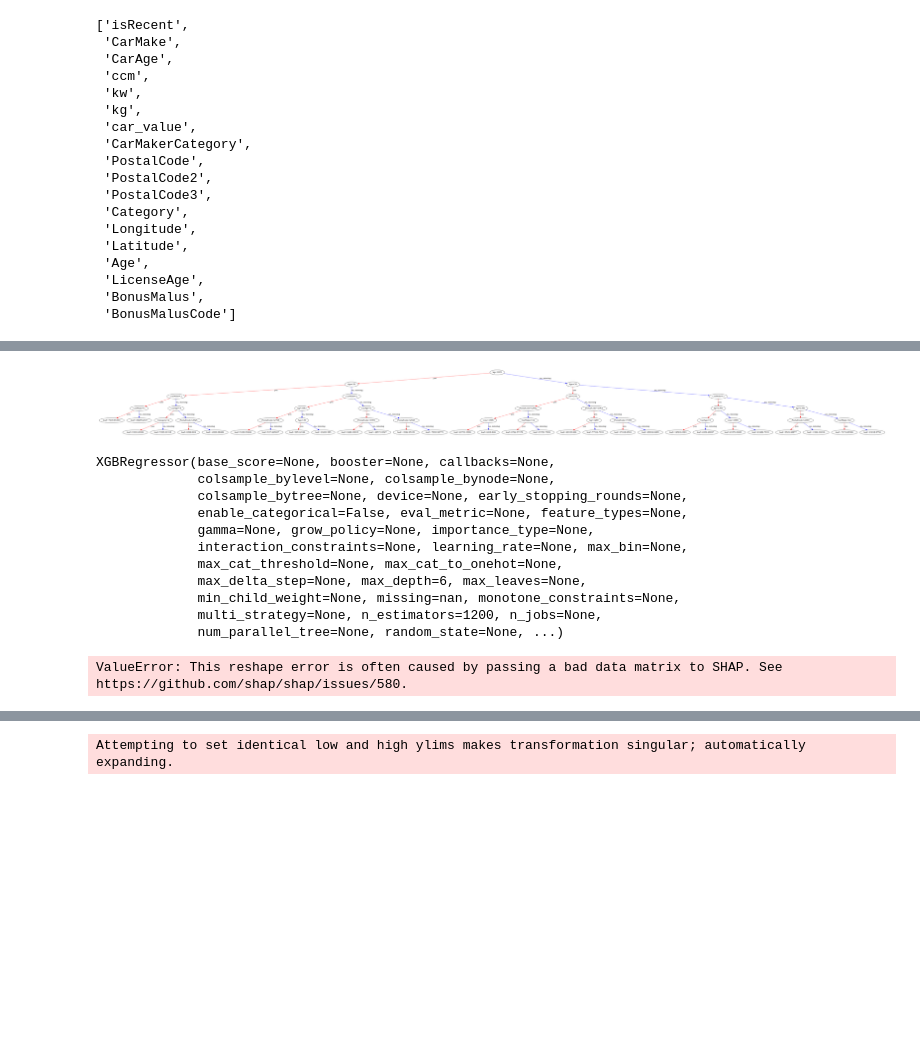
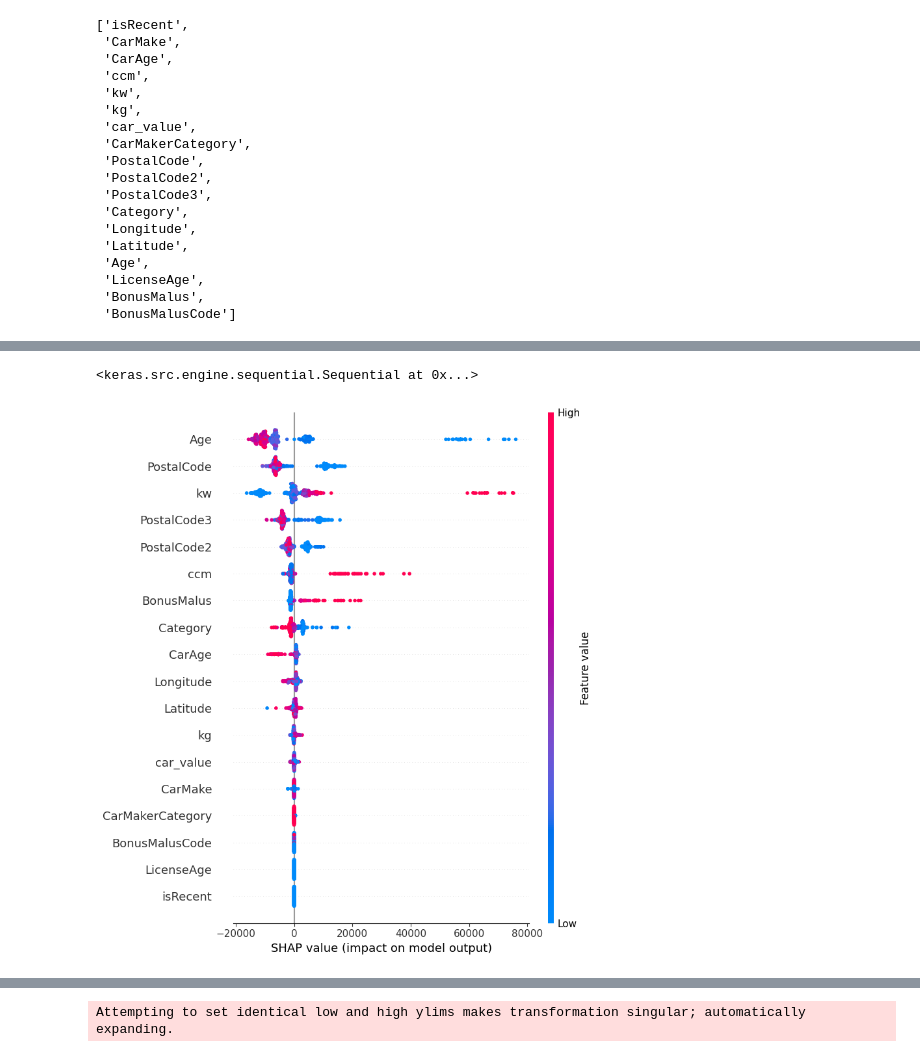
Before and after one commit to asdasde/market_models, a Jupyter notebook: notebooks/market_model.ipynb, the cells around one changed output, grey strips where cells are left out. Saved outputs shown, nothing was run; the diff lists cells and outputs as text; code cells hidden in the pictures; blank space fills up the shorter version.

```diff
--- a/notebooks/market_model.ipynb
+++ b/notebooks/market_model.ipynb
@@ -572,33 +478,14 @@ xgboost.to_graphviz(model, num_trees=1)
-# %%
-xgboost.plot_tree(model, num_trees=2, rankdir='TB', ax = plt.figure(figsize = (40, 40)).add_subplot(111))
-plt.savefig('xgboost_tree.png')
-
-# Show the plot (optional)
-#plt.show()
-# %% [output]
-[figure, removed]
-# %%
-scModel = xgboost.XGBRegressor(n_estimators = 1200, max_depth = 6)
-scModel.fit(transposed_train[features].select_dtypes(include='number'), transposed_train[TARGET_VARIABLE])
-# %% [output]
-XGBRegressor(base_score=None, booster=None, callbacks=None,
-             colsample_bylevel=None, colsample_bynode=None,
-             colsample_bytree=None, device=None, early_stopping_rounds=None,
-             enable_categorical=False, eval_metric=None, feature_types=None,
-             gamma=None, grow_policy=None, importance_type=None,
-             interaction_constraints=None, learning_rate=None, max_bin=None,
-             max_cat_threshold=None, max_cat_to_onehot=None,
-             max_delta_step=None, max_depth=6, max_leaves=None,
-             min_child_weight=None, missing=nan, monotone_constraints=None,
-             multi_strategy=None, n_estimators=1200, n_jobs=None,
-             num_parallel_tree=None, random_state=None, ...)
+# %%
+model
+# %% [output]
+<keras.src.engine.sequential.Sequential at 0x...>
 # %%
-explainer = shap.Explainer(scModel)
-shap_values = explainer.shap_values(transposed_test[features].values[ : 1000])
+explainer = shap.Explainer(model)
+shap_values = explainer.shap_values(transposed_test[features].values)
 
-shap.summary_plot(shap_values, transposed_test[features].iloc[ : 1000], feature_names = features)
+shap.summary_plot(shap_values, transposed_test[features], feature_names=features)
 # %% [output]
-ValueError: This reshape error is often caused by passing a bad data matrix to SHAP. See https://github.com/shap/shap/issues/580.
+[figure, added]
 # %%
 id = 21
 plt.figure(figsize=(20, 20))
```
Also changed, not shown: parts of 35 cells of this notebook, 1 other file.
